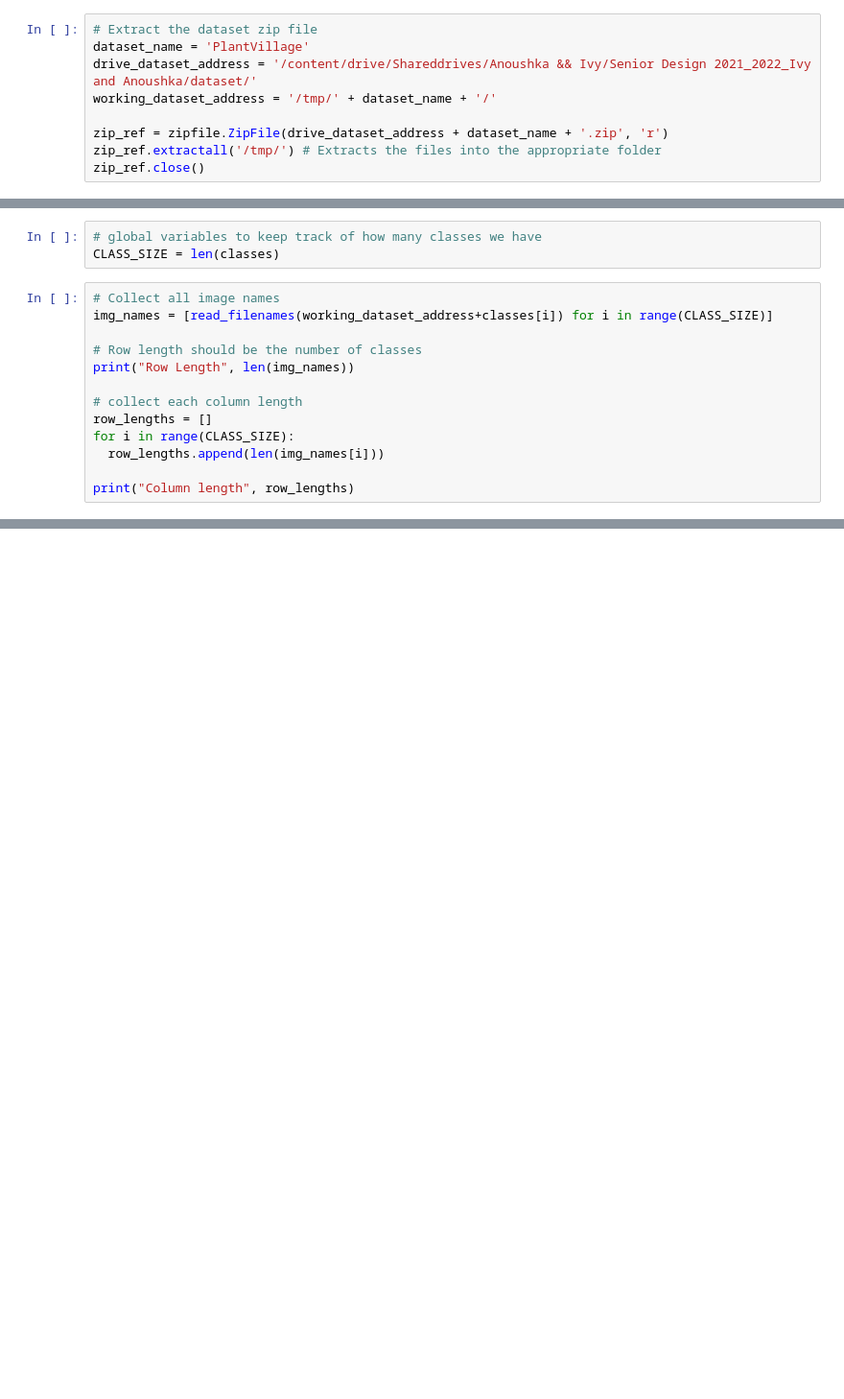
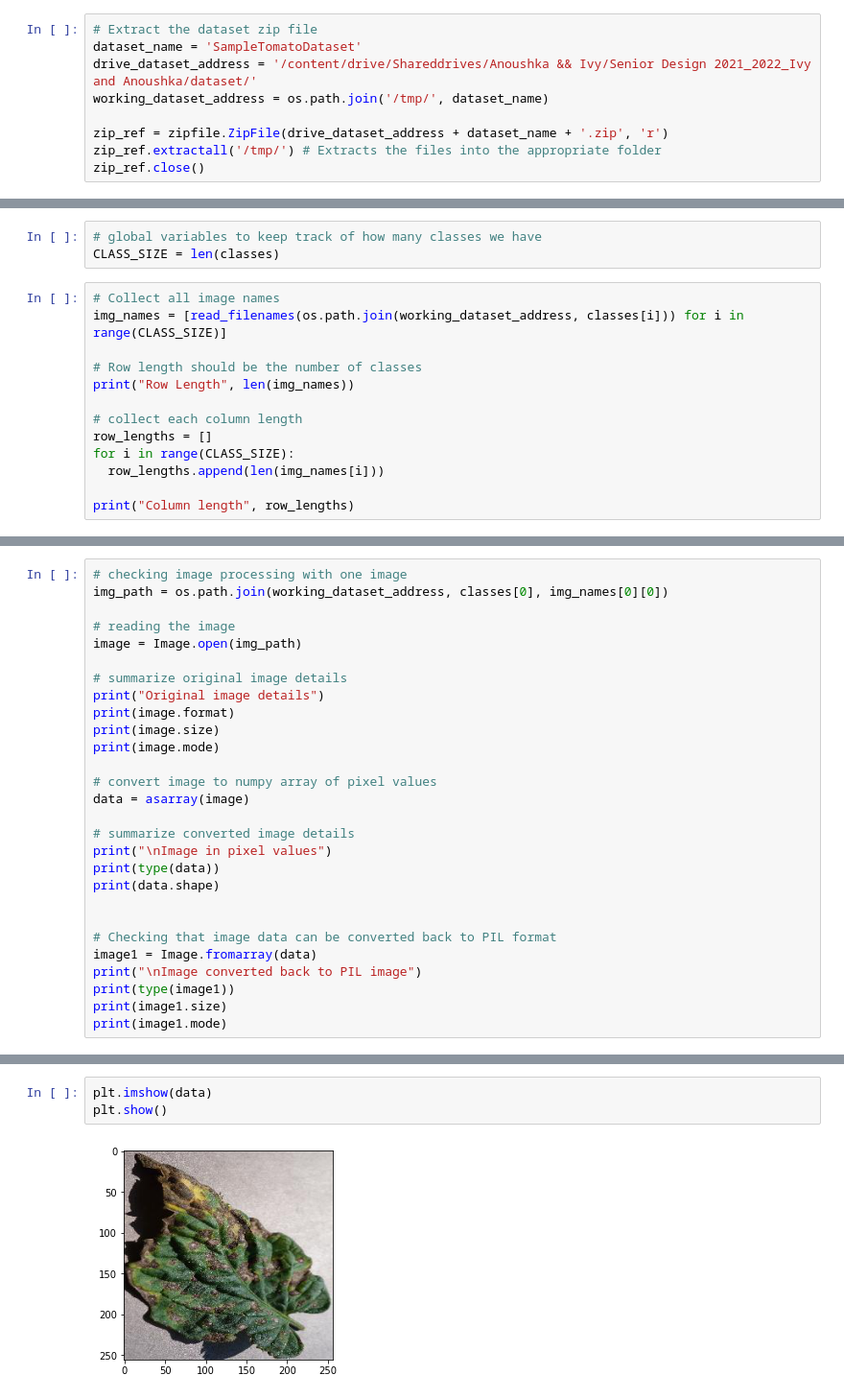
Before and after one commit to ivychung/plant-ML, a Jupyter notebook: Tomato1.ipynb, the cells around one changed output, grey strips where cells are left out. Shown at 96% size. Drawn from its saved outputs; the diff is of its cells as text; blank space fills up the shorter version.

```diff
--- a/Tomato1.ipynb
+++ b/Tomato1.ipynb
@@ -20,8 +36,8 @@ Mounted at /content/drive
 # %%
 # Extract the dataset zip file
-dataset_name = 'PlantVillage'
+dataset_name = 'SampleTomatoDataset'
 drive_dataset_address = '/content/drive/Shareddrives/Anoushka && Ivy/Senior Design 2021_2022_Ivy and Anoushka/dataset/'
-working_dataset_address = '/tmp/' + dataset_name + '/'
+working_dataset_address = os.path.join('/tmp/', dataset_name)
 
 zip_ref = zipfile.ZipFile(drive_dataset_address + dataset_name + '.zip', 'r')
 zip_ref.extractall('/tmp/') # Extracts the files into the appropriate folder
@@ -49,7 +68,7 @@ classes = read_filenames(working_dataset_address,file_bool = False)
 CLASS_SIZE = len(classes)
 # %%
 # Collect all image names
-img_names = [read_filenames(working_dataset_address+classes[i]) for i in range(CLASS_SIZE)]
+img_names = [read_filenames(os.path.join(working_dataset_address, classes[i])) for i in range(CLASS_SIZE)]
 
 # Row length should be the number of classes
 print("Row Length", len(img_names))
@@ -110,0 +85,28 @@ for i, class in enumerate(classes):
+# %%
+# checking image processing with one image
+img_path = os.path.join(working_dataset_address, classes[0], img_names[0][0])
+
+# reading the image
+image = Image.open(img_path)
+
+# summarize original image details
+print("Original image details")
+print(image.format)
+print(image.size)
+print(image.mode)
+
+# convert image to numpy array of pixel values
+data = asarray(image)
+
+# summarize converted image details
+print("\nImage in pixel values")
+print(type(data))
+print(data.shape)
+
+
+# Checking that image data can be converted back to PIL format
+image1 = Image.fromarray(data)
+print("\nImage converted back to PIL image")
+print(type(image1))
+print(image1.size)
+print(image1.mode)
@@ -110,0 +127,5 @@ for i, class in enumerate(classes):
+# %%
+plt.imshow(data)
+plt.show()
+# %% [output]
+[figure, added]
```
Also changed, not shown: parts of 19 cells of this notebook.
